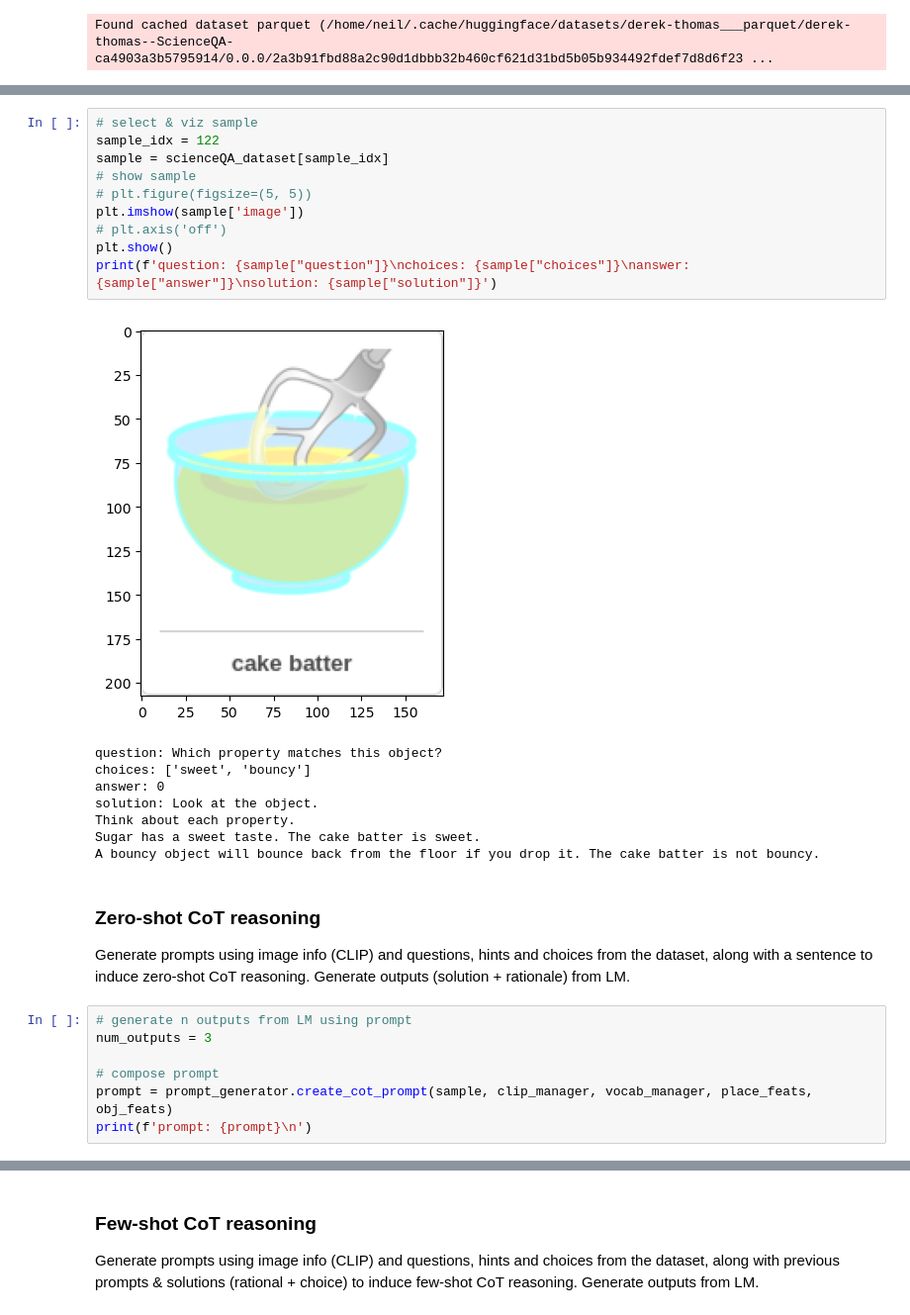
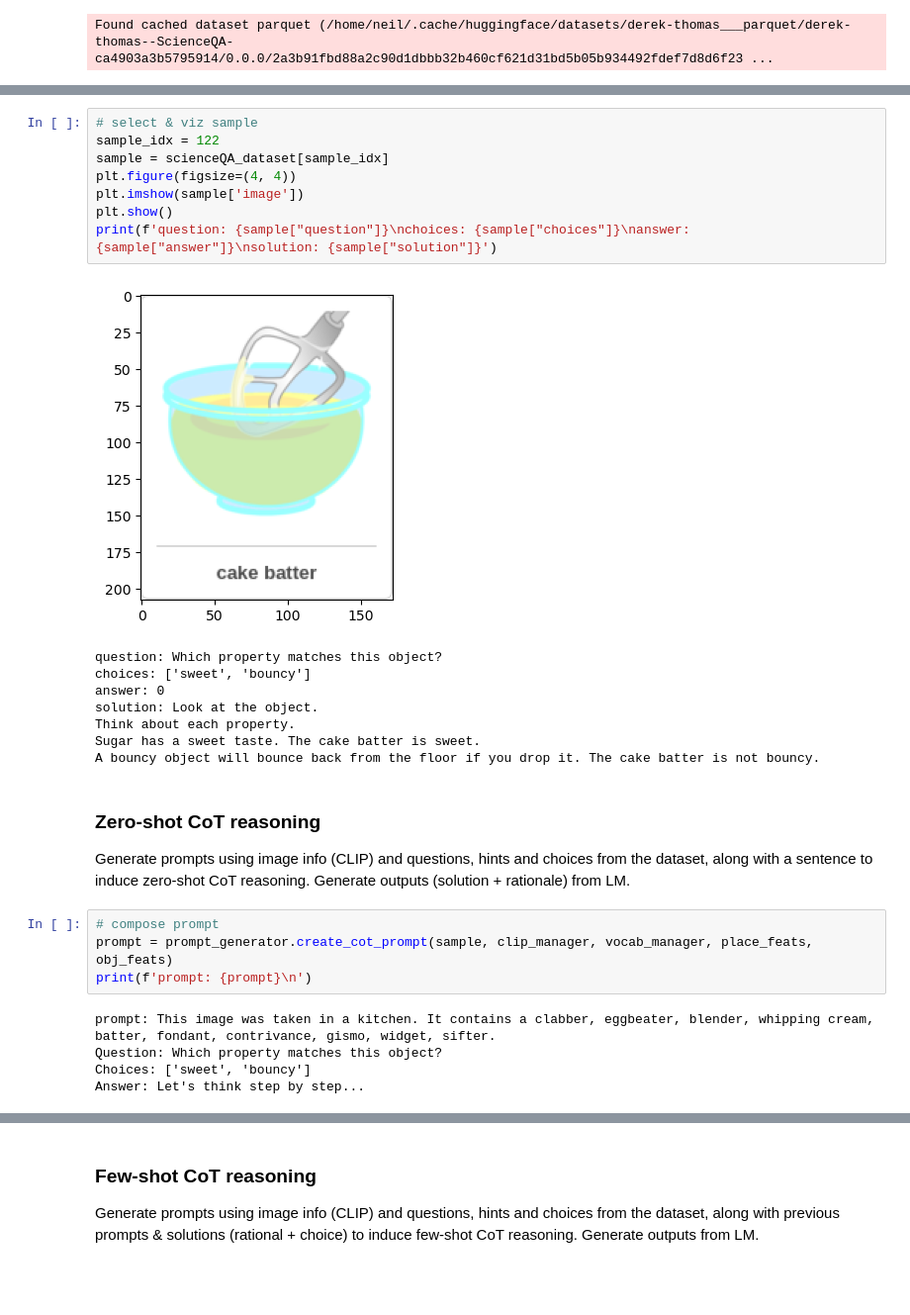
Before and after one commit to milenakapralova/socraticmodels, a Jupyter notebook: notebooks/socratic_mm_reasoning.ipynb, the cells around one changed output, grey strips where cells are left out. Shown at 99% size. Saved outputs shown, nothing was run; the diff lists cells and outputs as text; blank space fills up the shorter version.

```diff
--- a/notebooks/socratic_mm_reasoning.ipynb
+++ b/notebooks/socratic_mm_reasoning.ipynb
@@ -81,15 +134,13 @@ for i, sample in enumerate(scienceQA_dataset[340:350]):
 # %%
 # select & viz sample
 sample_idx = 122
 sample = scienceQA_dataset[sample_idx]
-# show sample
-# plt.figure(figsize=(5, 5))
+plt.figure(figsize=(4, 4))
 plt.imshow(sample['image'])
-# plt.axis('off')
 plt.show()
 print(f'question: {sample["question"]}\nchoices: {sample["choices"]}\nanswer: {sample["answer"]}\nsolution: {sample["solution"]}')
 # %% [output]
-[figure, old version]
+[figure, new version]
 question: Which property matches this object?
 choices: ['sweet', 'bouncy']
 answer: 0
@@ -101,10 +152,12 @@ A bouncy object will bounce back from the floor if you drop it. The cake batter
 ### Zero-shot CoT reasoning
 Generate prompts using image info (CLIP) and questions, hints and choices from the dataset, along with a sentence to induce zero-shot CoT reasoning. Generate outputs (solution + rationale) from LM.
 # %%
-# generate n outputs from LM using prompt
-num_outputs = 3
-
 # compose prompt
 prompt = prompt_generator.create_cot_prompt(sample, clip_manager, vocab_manager, place_feats, obj_feats)
 print(f'prompt: {prompt}\n')
+# %% [output]
+prompt: This image was taken in a kitchen. It contains a clabber, eggbeater, blender, whipping cream, batter, fondant, contrivance, gismo, widget, sifter.
+Question: Which property matches this object?
+Choices: ['sweet', 'bouncy']
+Answer: Let's think step by step...
 # %%
```
Also changed, not shown: parts of 14 cells of this notebook, 4 other files.
